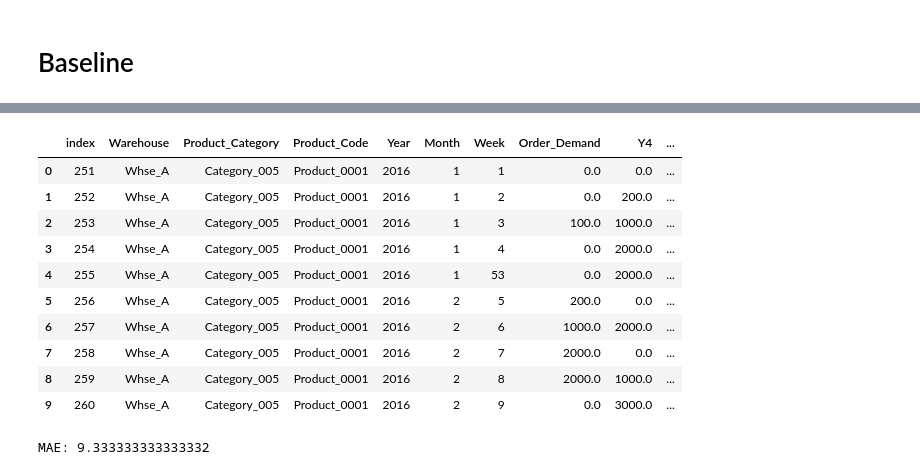
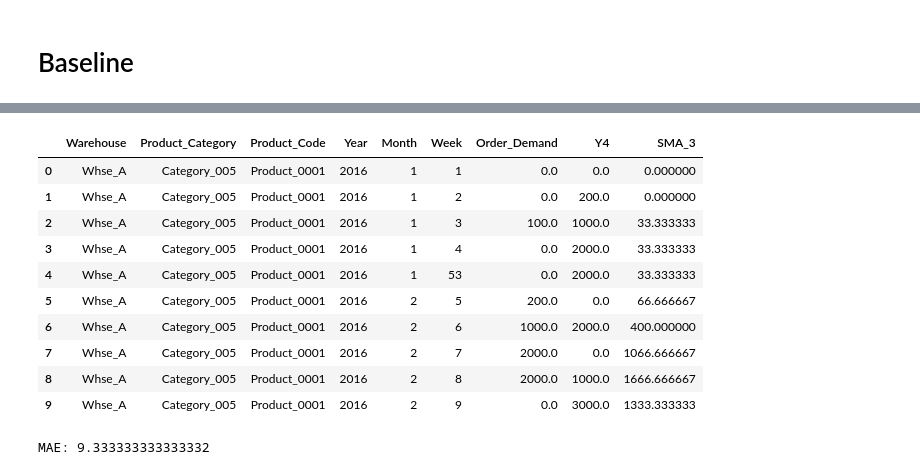
Before and after one commit to wantor-stack/Demand-Forecasting, a Jupyter notebook: notebook_ML.ipynb, the cells around one changed output, grey strips where cells are left out. Saved outputs shown, nothing was run; the diff lists cells and outputs as text; code cells hidden in the pictures.

```diff
--- a/notebook_ML.ipynb
+++ b/notebook_ML.ipynb
@@ -582,6 +595,9 @@ val.reset_index().to_parquet("val.parquet")
 # %%
 train = pd.read_parquet("train.parquet").sort_values(['Warehouse','Product_Code','Year', 'Month', 'Week'])
 val = pd.read_parquet("val.parquet").sort_values(['Warehouse','Product_Code','Year', 'Month', 'Week'])
+# %%
+train = train.drop(columns = 'index')
+val = val.drop(columns = 'index')
 # %%
 train.head()
 # %% [output]
@@ -620,23 +636,23 @@ train2
 # %%
 val2 = val.copy()
 #val2['WEEKDAY'] = val2['Date'].dt.weekday
 #val2['WEEK'] = val2['Date'].dt.week
 
 
-val2['SMA_3'] = val2.iloc[:,7].rolling(window=3).mean().replace(np.nan,0)
+val2['SMA_3'] = val2.iloc[:,6].rolling(window=3).mean().replace(np.nan,0)
 val2.head(10)
 # %% [output]
-|  | index | Warehouse | Product_Category | Product_Code | Year | Month | Week | Order_Demand | Y4 | ... |
-| 0 | 251 | Whse_A | Category_005 | Product_0001 | 2016 | 1 | 1 | 0.0 | 0.0 | ... |
-| 1 | 252 | Whse_A | Category_005 | Product_0001 | 2016 | 1 | 2 | 0.0 | 200.0 | ... |
-| 2 | 253 | Whse_A | Category_005 | Product_0001 | 2016 | 1 | 3 | 100.0 | 1000.0 | ... |
-| 3 | 254 | Whse_A | Category_005 | Product_0001 | 2016 | 1 | 4 | 0.0 | 2000.0 | ... |
-| 4 | 255 | Whse_A | Category_005 | Product_0001 | 2016 | 1 | 53 | 0.0 | 2000.0 | ... |
-| 5 | 256 | Whse_A | Category_005 | Product_0001 | 2016 | 2 | 5 | 200.0 | 0.0 | ... |
-| 6 | 257 | Whse_A | Category_005 | Product_0001 | 2016 | 2 | 6 | 1000.0 | 2000.0 | ... |
-| 7 | 258 | Whse_A | Category_005 | Product_0001 | 2016 | 2 | 7 | 2000.0 | 0.0 | ... |
-| 8 | 259 | Whse_A | Category_005 | Product_0001 | 2016 | 2 | 8 | 2000.0 | 1000.0 | ... |
-| 9 | 260 | Whse_A | Category_005 | Product_0001 | 2016 | 2 | 9 | 0.0 | 3000.0 | ... |
+|  | Warehouse | Product_Category | Product_Code | Year | Month | Week | Order_Demand | Y4 | SMA_3 |
+| 0 | Whse_A | Category_005 | Product_0001 | 2016 | 1 | 1 | 0.0 | 0.0 | 0.000000 |
+| 1 | Whse_A | Category_005 | Product_0001 | 2016 | 1 | 2 | 0.0 | 200.0 | 0.000000 |
+| 2 | Whse_A | Category_005 | Product_0001 | 2016 | 1 | 3 | 100.0 | 1000.0 | 33.333333 |
+| 3 | Whse_A | Category_005 | Product_0001 | 2016 | 1 | 4 | 0.0 | 2000.0 | 33.333333 |
+| 4 | Whse_A | Category_005 | Product_0001 | 2016 | 1 | 53 | 0.0 | 2000.0 | 33.333333 |
+| 5 | Whse_A | Category_005 | Product_0001 | 2016 | 2 | 5 | 200.0 | 0.0 | 66.666667 |
+| 6 | Whse_A | Category_005 | Product_0001 | 2016 | 2 | 6 | 1000.0 | 2000.0 | 400.000000 |
+| 7 | Whse_A | Category_005 | Product_0001 | 2016 | 2 | 7 | 2000.0 | 0.0 | 1066.666667 |
+| 8 | Whse_A | Category_005 | Product_0001 | 2016 | 2 | 8 | 2000.0 | 1000.0 | 1666.666667 |
+| 9 | Whse_A | Category_005 | Product_0001 | 2016 | 2 | 9 | 0.0 | 3000.0 | 1333.333333 |
 # %%
 from sklearn.metrics import median_absolute_error
 from sklearn.metrics import r2_score
```
Also changed, not shown: parts of 60 cells of this notebook.
